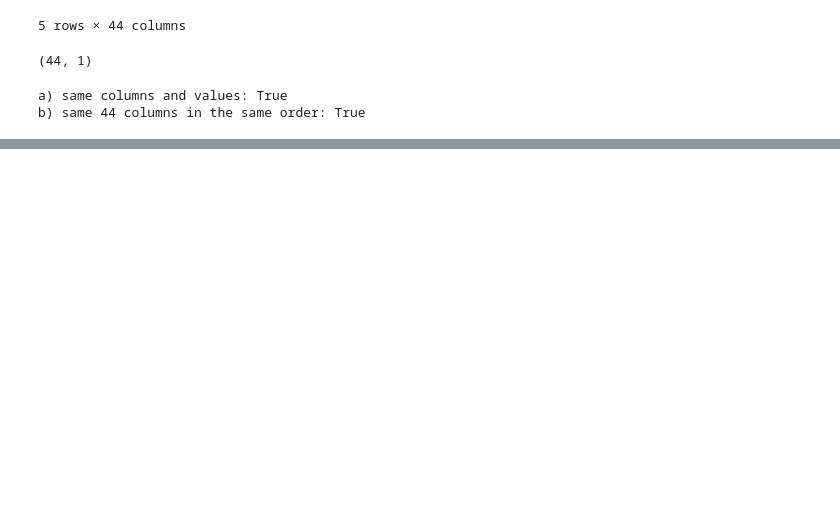
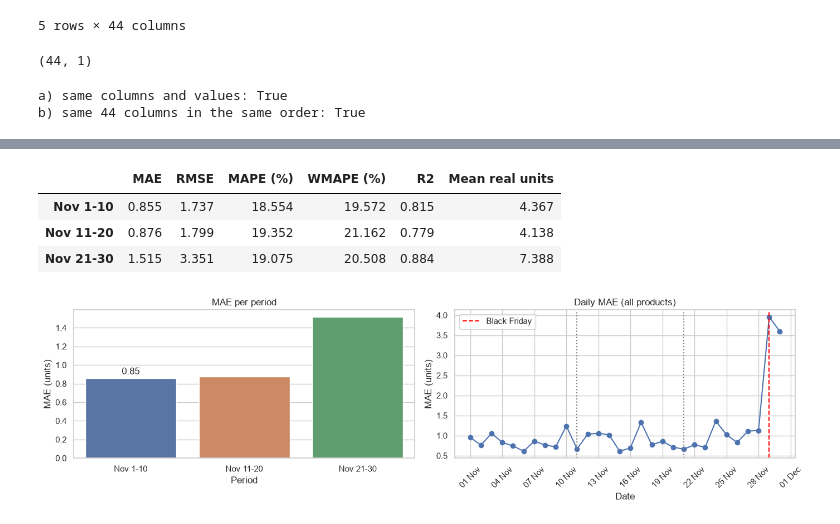
Before and after one commit to madatascienceml/black-friday-sales-forecasting, a Jupyter notebook: notebooks/entrenamiento.ipynb, the cells around one changed output, grey strips where cells are left out. Saved outputs shown, nothing was run; the diff lists cells and outputs as text; code cells hidden in the pictures; blank space fills up the shorter version.

```diff
--- a/notebooks/entrenamiento.ipynb
+++ b/notebooks/entrenamiento.ipynb
@@ -740,0 +915,49 @@ b) same 44 columns in the same order: True
+# %%
+# Split November 2024 (all products) into 3 periods of 10 days
+etiquetas_periodo = ["Nov 1-10", "Nov 11-20", "Nov 21-30"]
+nov_df["periodo"] = pd.cut(nov_df["dia_mes"], bins=[0, 10, 20, 30], labels=etiquetas_periodo)
+
+# Compute the metrics of each period with the same function used before
+metricas_periodo = pd.DataFrame({
+    periodo: metricas(g["unidades_vendidas"], g["prediccion"])
+    for periodo, g in nov_df.groupby("periodo", observed=True)
+}).T.round(3)
+
+# Add the mean real units per period to put the error in context
+metricas_periodo["Mean real units"] = nov_df.groupby("periodo", observed=True)["unidades_vendidas"].mean().round(3)
+display(metricas_periodo)
+
+# Compute the daily MAE to see the evolution inside each period
+mae_diario = nov_df.groupby("fecha").apply(lambda g: mean_absolute_error(g["unidades_vendidas"], g["prediccion"]))
+
+# Plot the MAE per period and the daily MAE side by side
+fig, axes = plt.subplots(1, 2, figsize=(14, 4))
+
+# Left panel: bars with the MAE per period
+sns.barplot(x=metricas_periodo.index, y=metricas_periodo["MAE"], hue=metricas_periodo.index, legend=False, ax=axes[0])
+axes[0].bar_label(axes[0].containers[0], fmt="%.2f", padding=3)
+axes[0].set_title("MAE per period")
+axes[0].set_xlabel("Period")
+axes[0].set_ylabel("MAE (units)")
+
+# Right panel: daily MAE with a vertical line at the start of each period and Black Friday marked
+axes[1].plot(mae_diario.index, mae_diario.values, marker="o")
+for inicio in ["2024-11-11", "2024-11-21"]:
+    axes[1].axvline(pd.Timestamp(inicio), color="gray", linestyle=":")
+axes[1].axvline(pd.Timestamp("2024-11-29"), color="red", linestyle="--", label="Black Friday")
+axes[1].xaxis.set_major_locator(mdates.DayLocator(interval=3))
+axes[1].xaxis.set_major_formatter(mdates.DateFormatter("%d %b"))
+axes[1].tick_params(axis="x", rotation=45)
+axes[1].set_title("Daily MAE (all products)")
+axes[1].set_xlabel("Date")
+axes[1].set_ylabel("MAE (units)")
+axes[1].legend()
+
+plt.tight_layout()
+plt.show()
+# %% [output]
+|  | MAE | RMSE | MAPE (%) | WMAPE (%) | R2 | Mean real units |
+| Nov 1-10 | 0.855 | 1.737 | 18.554 | 19.572 | 0.815 | 4.367 |
+| Nov 11-20 | 0.876 | 1.799 | 19.352 | 21.162 | 0.779 | 4.138 |
+| Nov 21-30 | 1.515 | 3.351 | 19.075 | 20.508 | 0.884 | 7.388 |
+[figure, added]
```
Also changed, not shown: parts of 9 cells of this notebook, 2 other files.
